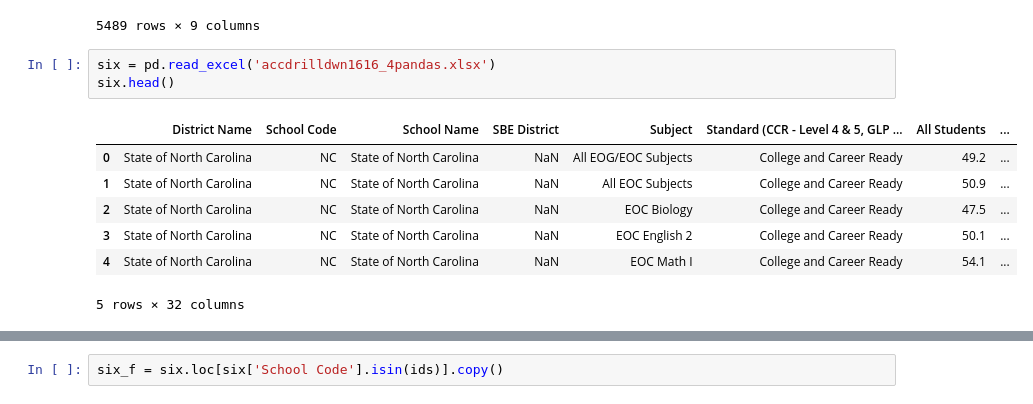
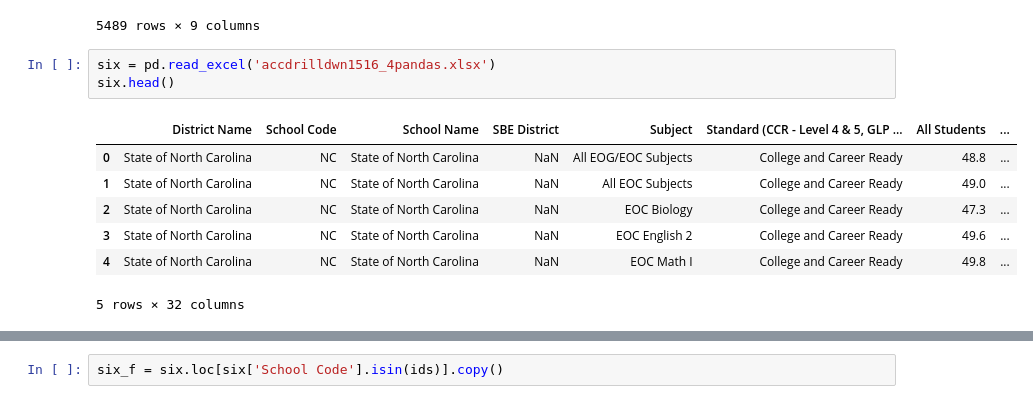
Before and after one commit to abdurrabb/Project-3, a Jupyter notebook: Data Sources/final_cleaning.ipynb, the cells around one changed output, grey strips where cells are left out. Drawn from its saved outputs; the diff is of its cells as text.

```diff
--- a/Data Sources/final_cleaning.ipynb
+++ b/Data Sources/final_cleaning.ipynb
@@ -51,13 +51,13 @@ final_2018
 | 5488 | 2018 | 600594 | 11-12 | NaN | ALL | MCR | 14 | 95 | Merancas Middle College @ CPCC |
 5489 rows × 9 columns
 # %%
-six = pd.read_excel('accdrilldwn1616_4pandas.xlsx')
+six = pd.read_excel('accdrilldwn1516_4pandas.xlsx')
 six.head()
 # %% [output]
 |  | District Name | School Code | School Name | SBE District | Subject | Standard (CCR - Level 4 & 5, GLP ... | All Students | ... |
-| 0 | State of North Carolina | NC | State of North Carolina | NaN | All EOG/EOC Subjects | College and Career Ready | 49.2 | ... |
-| 1 | State of North Carolina | NC | State of North Carolina | NaN | All EOC Subjects | College and Career Ready | 50.9 | ... |
-| 2 | State of North Carolina | NC | State of North Carolina | NaN | EOC Biology | College and Career Ready | 47.5 | ... |
-| 3 | State of North Carolina | NC | State of North Carolina | NaN | EOC English 2 | College and Career Ready | 50.1 | ... |
-| 4 | State of North Carolina | NC | State of North Carolina | NaN | EOC Math I | College and Career Ready | 54.1 | ... |
+| 0 | State of North Carolina | NC | State of North Carolina | NaN | All EOG/EOC Subjects | College and Career Ready | 48.8 | ... |
+| 1 | State of North Carolina | NC | State of North Carolina | NaN | All EOC Subjects | College and Career Ready | 49.0 | ... |
+| 2 | State of North Carolina | NC | State of North Carolina | NaN | EOC Biology | College and Career Ready | 47.3 | ... |
+| 3 | State of North Carolina | NC | State of North Carolina | NaN | EOC English 2 | College and Career Ready | 49.6 | ... |
+| 4 | State of North Carolina | NC | State of North Carolina | NaN | EOC Math I | College and Career Ready | 49.8 | ... |
 5 rows × 32 columns
```
Also changed, not shown: parts of 15 cells of this notebook, 5 other files.
